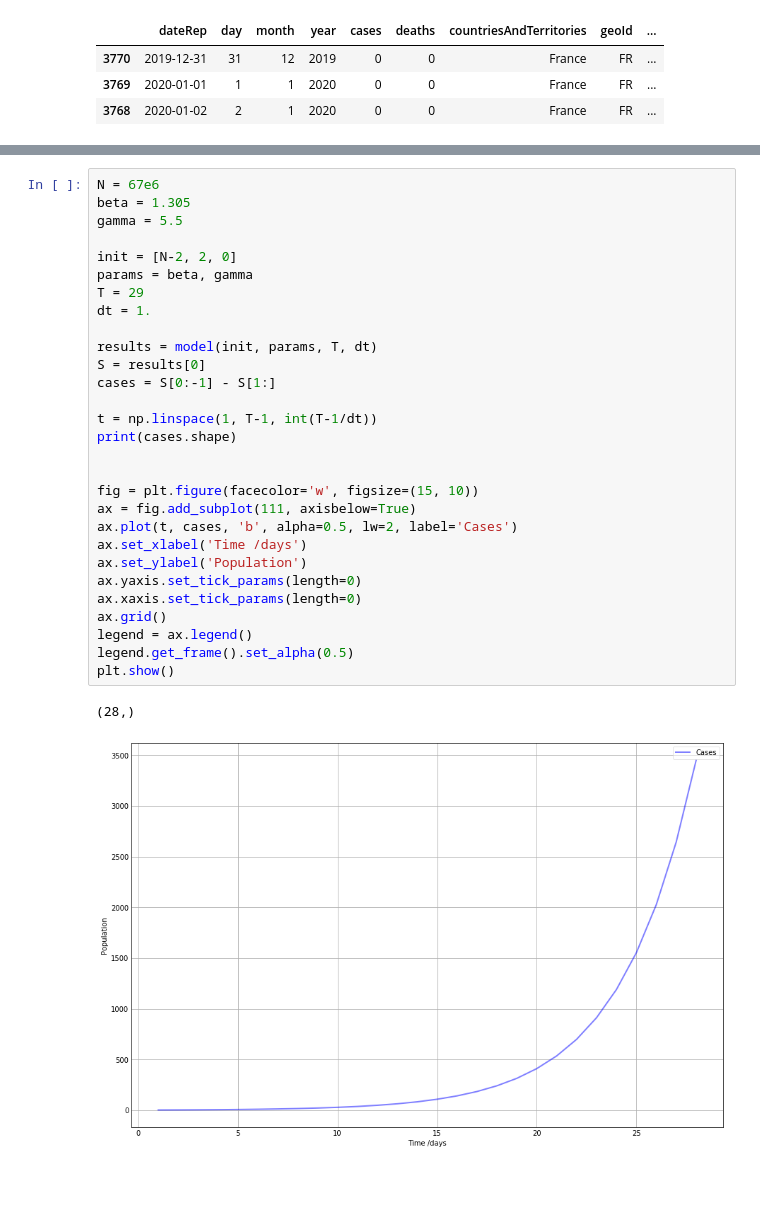
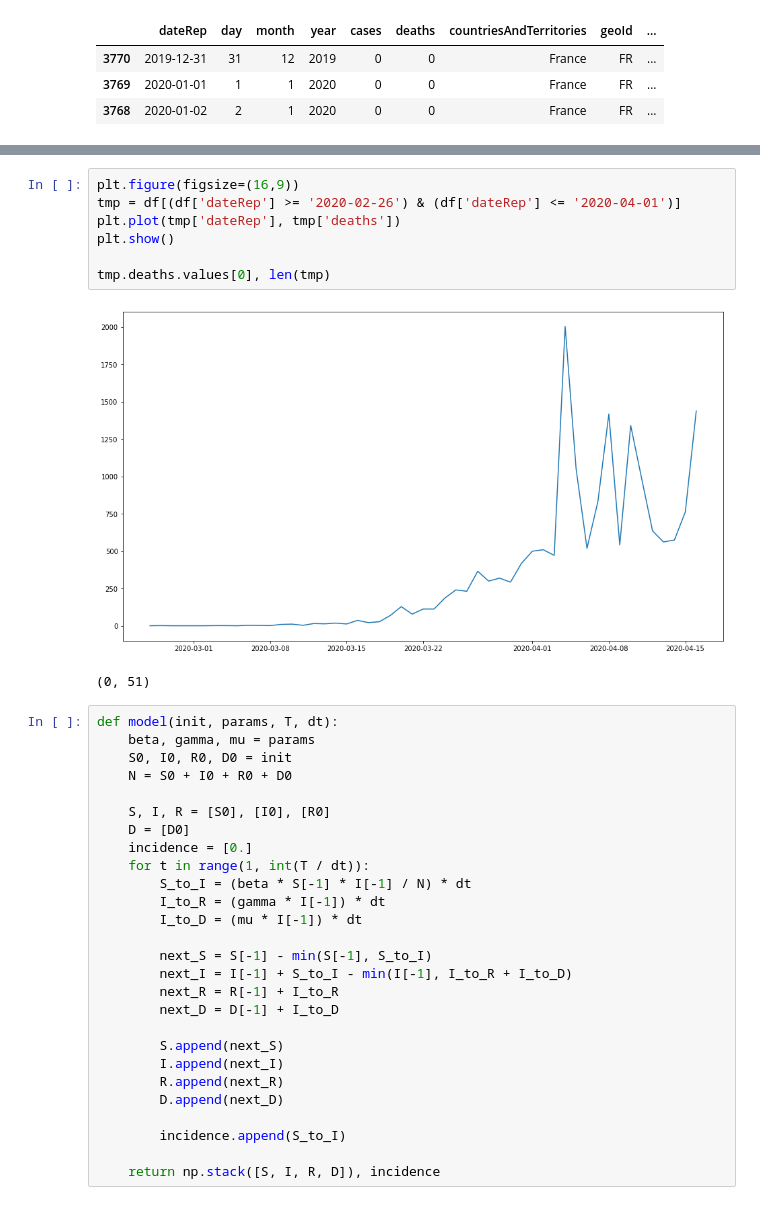
Before and after one commit to chloeskt/covid-19, a Jupyter notebook: ABC_SIR.ipynb, the cells around one changed output, grey strips where cells are left out. Cells and saved outputs as stored; diff of their text form.

```diff
--- a/ABC_SIR.ipynb
+++ b/ABC_SIR.ipynb
@@ -162,32 +274,37 @@ print(len(tmp))
-# %%
-N = 67e6
-beta = 1.305
-gamma = 5.5
-
-init = [N-2, 2, 0]
-params = beta, gamma
-T = 29
-dt = 1.
-
-results = model(init, params, T, dt)
-S = results[0]
-cases = S[0:-1] - S[1:]
-
-t = np.linspace(1, T-1, int(T-1/dt))
-print(cases.shape)
-
-
-fig = plt.figure(facecolor='w', figsize=(15, 10))
-ax = fig.add_subplot(111, axisbelow=True)
-ax.plot(t, cases, 'b', alpha=0.5, lw=2, label='Cases')
-ax.set_xlabel('Time /days')
-ax.set_ylabel('Population')
-ax.yaxis.set_tick_params(length=0)
-ax.xaxis.set_tick_params(length=0)
-ax.grid()
-legend = ax.legend()
-legend.get_frame().set_alpha(0.5)
-plt.show()
-# %% [output]
-(28,)
-[figure, removed]
+# %%
+plt.figure(figsize=(16,9))
+tmp = df[(df['dateRep'] >= '2020-02-26') & (df['dateRep'] <= '2020-04-01')]
+plt.plot(tmp['dateRep'], tmp['deaths'])
+plt.show()
+
+tmp.deaths.values[0], len(tmp)
+# %% [output]
+[figure, added]
+(0, 51)
+# %%
+def model(init, params, T, dt):
+    beta, gamma, mu = params
+    S0, I0, R0, D0 = init
+    N = S0 + I0 + R0 + D0
+
+    S, I, R = [S0], [I0], [R0]
+    D = [D0]
+    incidence = [0.]
+    for t in range(1, int(T / dt)):
+        S_to_I = (beta * S[-1] * I[-1] / N) * dt
+        I_to_R = (gamma * I[-1]) * dt
+        I_to_D = (mu * I[-1]) * dt
+
+        next_S = S[-1] - min(S[-1], S_to_I)
+        next_I = I[-1] + S_to_I - min(I[-1], I_to_R + I_to_D)
+        next_R = R[-1] + I_to_R
+        next_D = D[-1] + I_to_D
+
+        S.append(next_S)
+        I.append(next_I)
+        R.append(next_R)
+        D.append(next_D)
+
+        incidence.append(S_to_I)
+
+    return np.stack([S, I, R, D]), incidence
```
Also changed, not shown: parts of 16 cells of this notebook.
